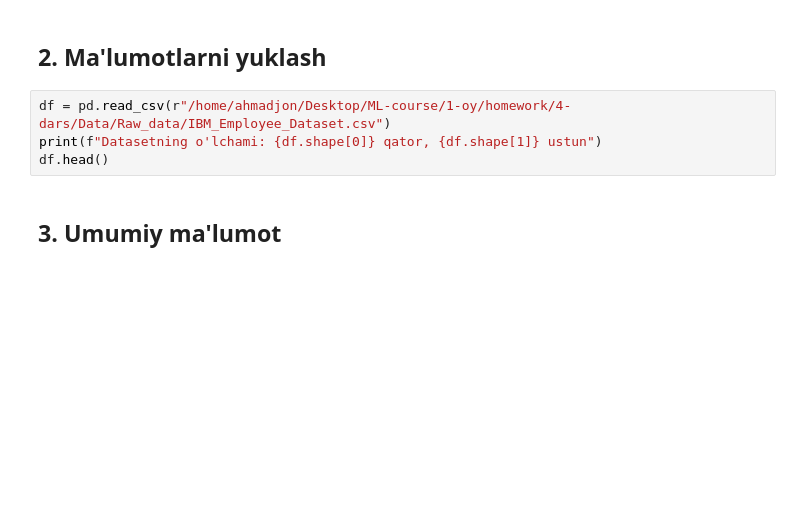
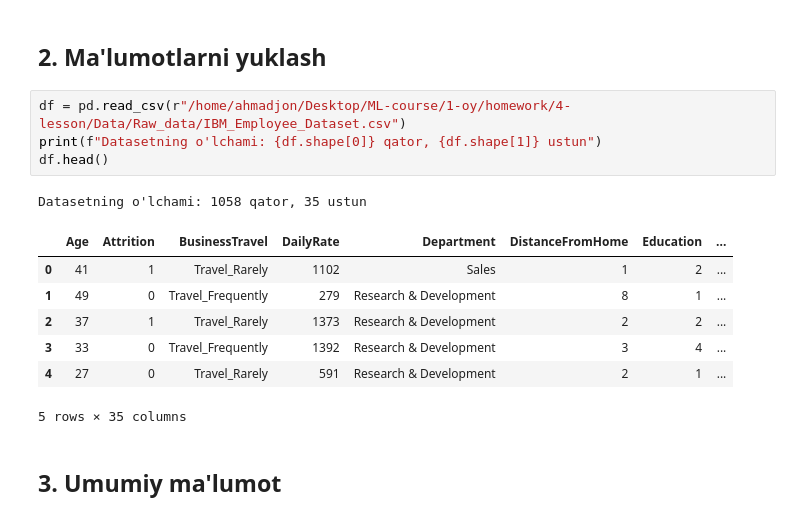
Before and after one commit to ahmadjon-swe/ml-homeworks-1-month, a Jupyter notebook: 4-lesson/Notebook/EDA.ipynb, the cells around one changed output. Cells and saved outputs as stored; diff of their text form; blank space fills up the shorter version.

```diff
--- a/4-lesson/Notebook/EDA.ipynb
+++ b/4-lesson/Notebook/EDA.ipynb
@@ -19,9 +19,18 @@ plt.rcParams['font.size'] = 12
 # %% [markdown]
 ## 2. Ma'lumotlarni yuklash
 # %%
-df = pd.read_csv(r"/home/ahmadjon/Desktop/ML-course/1-oy/homework/4-dars/Data/Raw_data/IBM_Employee_Dataset.csv")
+df = pd.read_csv(r"/home/ahmadjon/Desktop/ML-course/1-oy/homework/4-lesson/Data/Raw_data/IBM_Employee_Dataset.csv")
 print(f"Datasetning o'lchami: {df.shape[0]} qator, {df.shape[1]} ustun")
 df.head()
+# %% [output]
+Datasetning o'lchami: 1058 qator, 35 ustun
+|  | Age | Attrition | BusinessTravel | DailyRate | Department | DistanceFromHome | Education | ... |
+| 0 | 41 | 1 | Travel_Rarely | 1102 | Sales | 1 | 2 | ... |
+| 1 | 49 | 0 | Travel_Frequently | 279 | Research & Development | 8 | 1 | ... |
+| 2 | 37 | 1 | Travel_Rarely | 1373 | Research & Development | 2 | 2 | ... |
+| 3 | 33 | 0 | Travel_Frequently | 1392 | Research & Development | 3 | 4 | ... |
+| 4 | 27 | 0 | Travel_Rarely | 591 | Research & Development | 2 | 1 | ... |
+5 rows × 35 columns
 # %% [markdown]
 ## 3. Umumiy ma'lumot
 # %%
```
Also changed, not shown: parts of 10 cells of this notebook, 3 other files.
